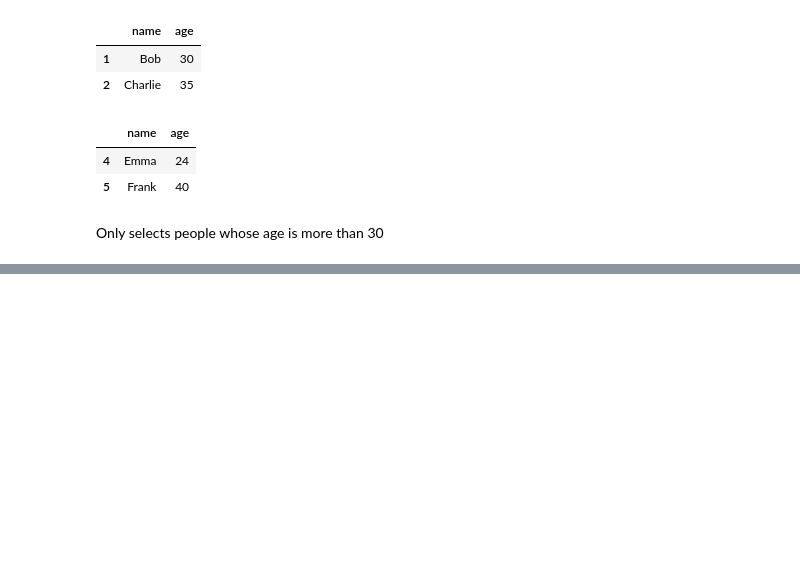
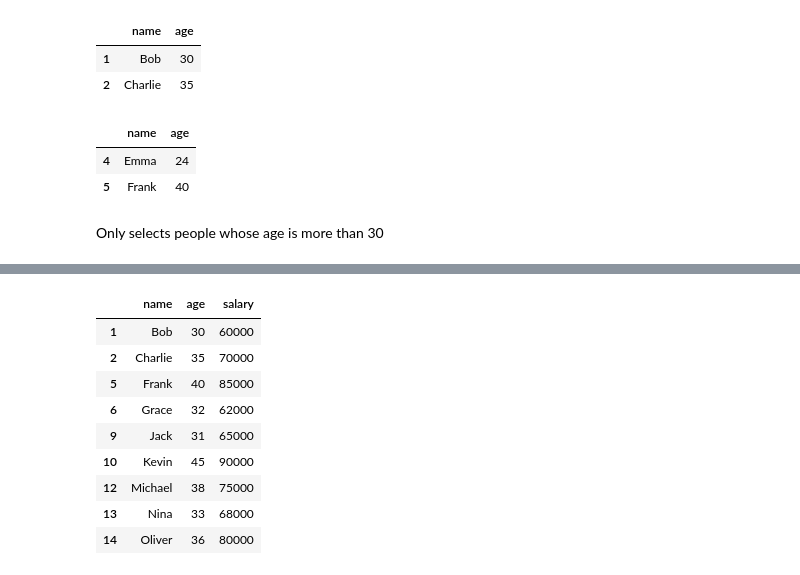
Before and after one commit to GauravWaghmare23/Data-Science-Foundation, a Jupyter notebook: Pandas/pandas_dataframe.ipynb, the cells around one changed output, grey strips where cells are left out. Cells and saved outputs as stored; diff of their text form; code cells hidden in the pictures; blank space fills up the shorter version.

```diff
--- a/Pandas/pandas_dataframe.ipynb
+++ b/Pandas/pandas_dataframe.ipynb
@@ -207,0 +247,13 @@ Only selects people whose age is more than 30
+# %%
+df[(df['age'] >= 30) | (df['salary'] > 60000)][['name','age','salary']]
+# %% [output]
+|  | name | age | salary |
+| 1 | Bob | 30 | 60000 |
+| 2 | Charlie | 35 | 70000 |
+| 5 | Frank | 40 | 85000 |
+| 6 | Grace | 32 | 62000 |
+| 9 | Jack | 31 | 65000 |
+| 10 | Kevin | 45 | 90000 |
+| 12 | Michael | 38 | 75000 |
+| 13 | Nina | 33 | 68000 |
+| 14 | Oliver | 36 | 80000 |
```
Also changed, not shown: parts of 4 cells of this notebook.
